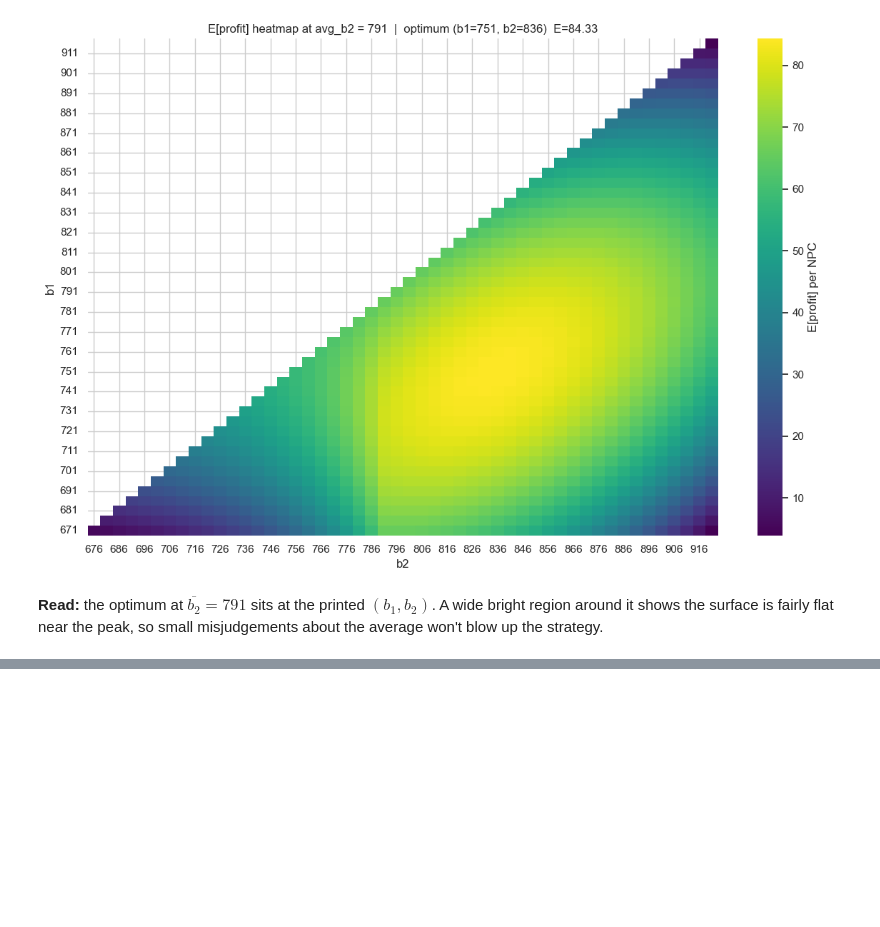
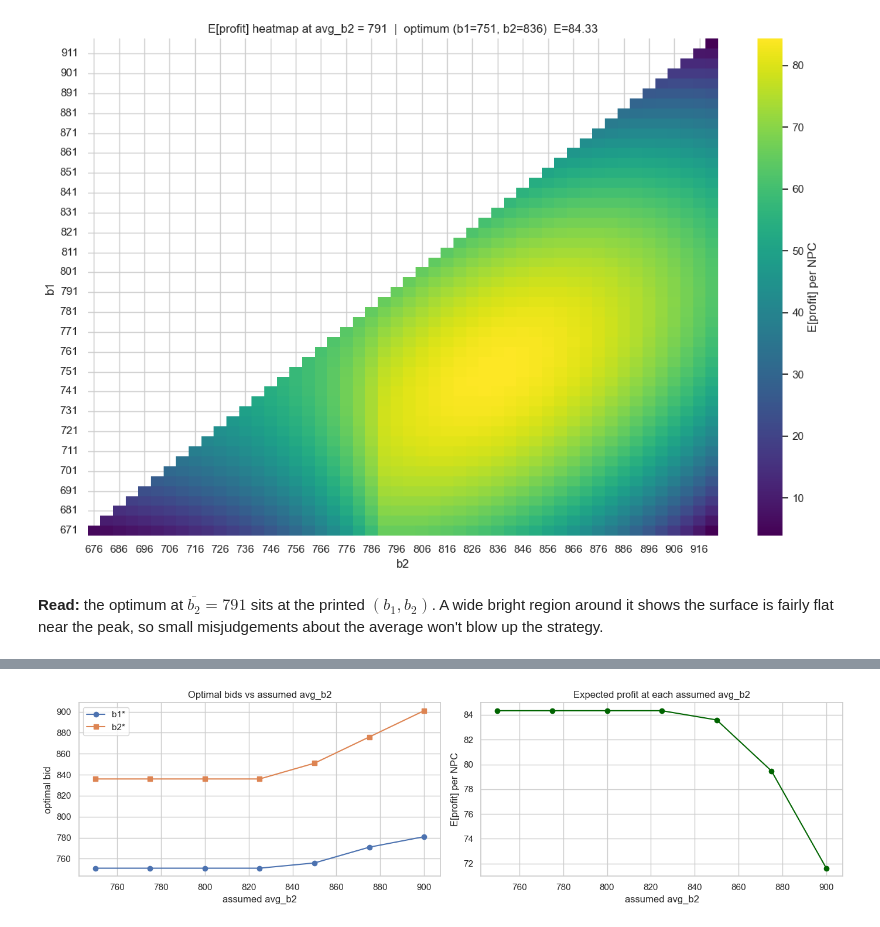
Before and after one commit to Sophbx/imc_prosperity4, a Jupyter notebook: Round3/Manual/manual_analysis.ipynb, the cells around one changed output, grey strips where cells are left out. Drawn from its saved outputs; the diff is of its cells as text; code cells hidden in the pictures; blank space fills up the shorter version.

```diff
--- a/Round3/Manual/manual_analysis.ipynb
+++ b/Round3/Manual/manual_analysis.ipynb
@@ -134,0 +143,16 @@ so small misjudgements about the average won't blow up the strategy.
+# %%
+AVG_GRID = [750, 775, 800, 825, 850, 875, 900]
+
+records = []
+for avg_b2 in AVG_GRID:
+    best = None
+    for b1 in B1_GRID:
+        for b2 in B1_GRID:
+            if b2 <= b1:
+                continue
+            e = expected_profit(int(b1), int(b2), avg_b2)
+            if best is None or e > best["E"]:
+                best = {"avg_b2": avg_b2, "b1": int(b1), "b2": int(b2), "E": e}
+    records.append(best)
+sensitivity = pd.DataFrame(records)
+display(sensitivity)
@@ -134,0 +168,13 @@ so small misjudgements about the average won't blow up the strategy.
+# %%
+fig, axes = plt.subplots(1, 2, figsize=(14, 4))
+axes[0].plot(sensitivity["avg_b2"], sensitivity["b1"], marker="o", label="b1*")
+axes[0].plot(sensitivity["avg_b2"], sensitivity["b2"], marker="s", label="b2*")
+axes[0].set_xlabel("assumed avg_b2"); axes[0].set_ylabel("optimal bid")
+axes[0].set_title("Optimal bids vs assumed avg_b2"); axes[0].legend()
+
+axes[1].plot(sensitivity["avg_b2"], sensitivity["E"], marker="o", color="darkgreen")
+axes[1].set_xlabel("assumed avg_b2"); axes[1].set_ylabel("E[profit] per NPC")
+axes[1].set_title("Expected profit at each assumed avg_b2")
+plt.tight_layout(); plt.show()
+# %% [output]
+[figure, added]
```
Also changed, not shown: parts of 5 cells of this notebook, 1 other file.
